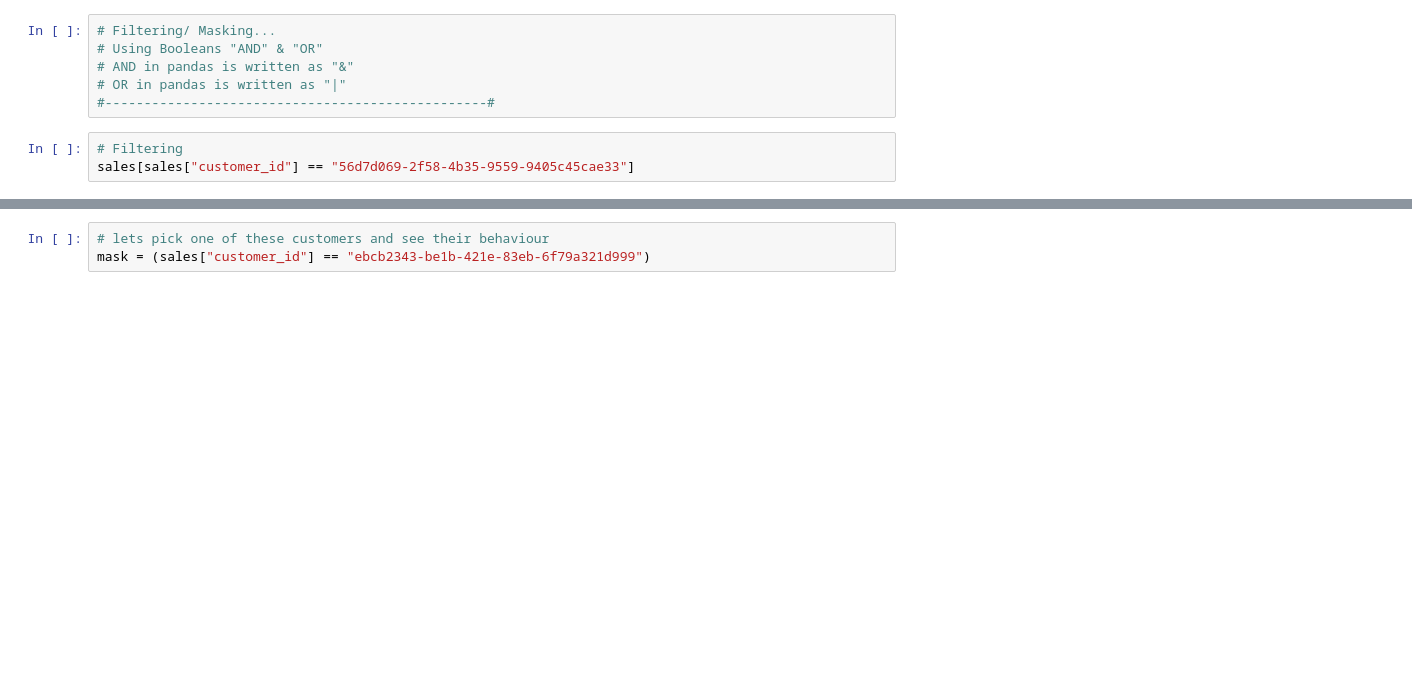
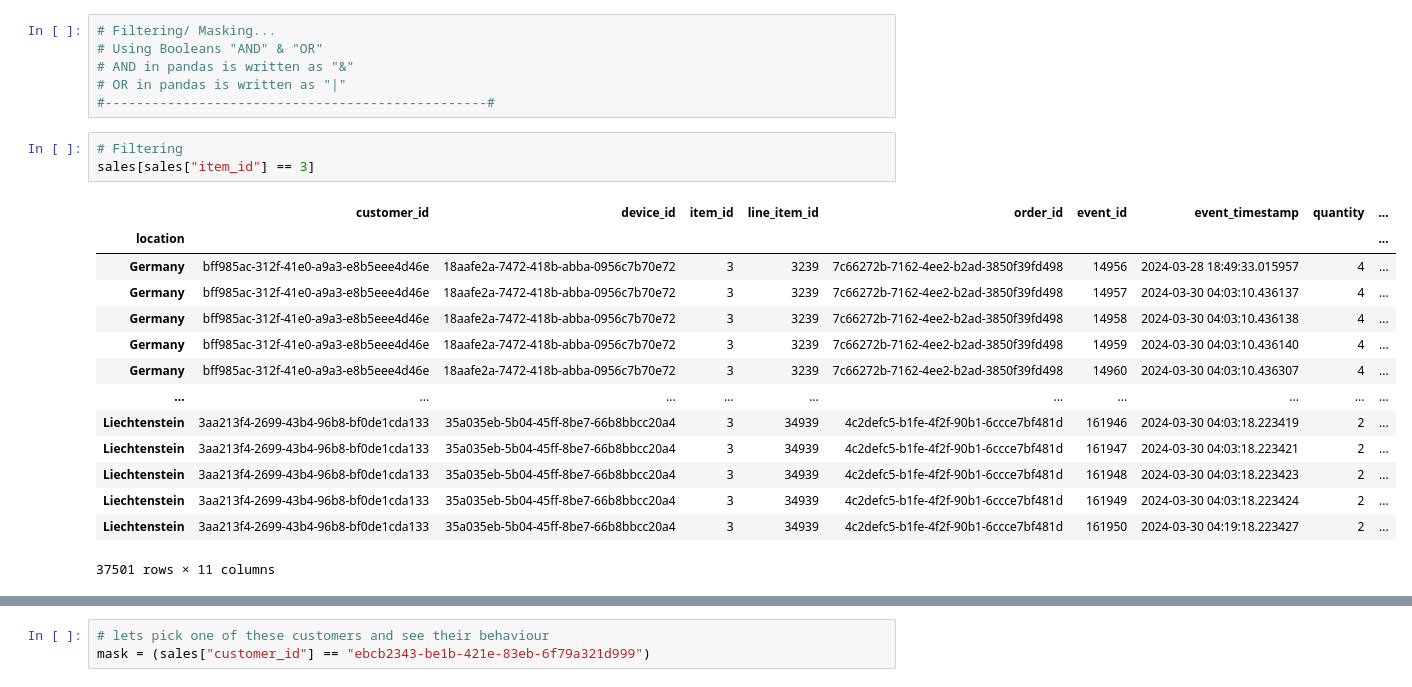
Before and after one commit to Olasquare043/Pandas_101, a Jupyter notebook: Pandas_101.ipynb, the cells around one changed output, grey strips where cells are left out. Saved outputs shown, nothing was run; the diff lists cells and outputs as text; blank space fills up the shorter version.

```diff
--- a/Pandas_101.ipynb
+++ b/Pandas_101.ipynb
@@ -131,7 +273,22 @@ sales.iloc[0:3]
 #-------------------------------------------------#
 # %%
 # Filtering
-sales[sales["customer_id"] == "56d7d069-2f58-4b35-9559-9405c45cae33"]
+sales[sales["item_id"] == 3]
+# %% [output]
+|  | customer_id | device_id | item_id | line_item_id | order_id | event_id | event_timestamp | quantity | ... |
+| location |  |  |  |  |  |  |  |  | ... |
+| Germany | bff985ac-312f-41e0-a9a3-e8b5eee4d46e | 18aafe2a-7472-418b-abba-0956c7b70e72 | 3 | 3239 | 7c66272b-7162-4ee2-b2ad-3850f39fd498 | 14956 | 2024-03-28 18:49:33.015957 | 4 | ... |
+| Germany | bff985ac-312f-41e0-a9a3-e8b5eee4d46e | 18aafe2a-7472-418b-abba-0956c7b70e72 | 3 | 3239 | 7c66272b-7162-4ee2-b2ad-3850f39fd498 | 14957 | 2024-03-30 04:03:10.436137 | 4 | ... |
+| Germany | bff985ac-312f-41e0-a9a3-e8b5eee4d46e | 18aafe2a-7472-418b-abba-0956c7b70e72 | 3 | 3239 | 7c66272b-7162-4ee2-b2ad-3850f39fd498 | 14958 | 2024-03-30 04:03:10.436138 | 4 | ... |
+| Germany | bff985ac-312f-41e0-a9a3-e8b5eee4d46e | 18aafe2a-7472-418b-abba-0956c7b70e72 | 3 | 3239 | 7c66272b-7162-4ee2-b2ad-3850f39fd498 | 14959 | 2024-03-30 04:03:10.436140 | 4 | ... |
+| Germany | bff985ac-312f-41e0-a9a3-e8b5eee4d46e | 18aafe2a-7472-418b-abba-0956c7b70e72 | 3 | 3239 | 7c66272b-7162-4ee2-b2ad-3850f39fd498 | 14960 | 2024-03-30 04:03:10.436307 | 4 | ... |
+| ... | ... | ... | ... | ... | ... | ... | ... | ... | ... |
+| Liechtenstein | 3aa213f4-2699-43b4-96b8-bf0de1cda133 | 35a035eb-5b04-45ff-8be7-66b8bbcc20a4 | 3 | 34939 | 4c2defc5-b1fe-4f2f-90b1-6ccce7bf481d | 161946 | 2024-03-30 04:03:18.223419 | 2 | ... |
+| Liechtenstein | 3aa213f4-2699-43b4-96b8-bf0de1cda133 | 35a035eb-5b04-45ff-8be7-66b8bbcc20a4 | 3 | 34939 | 4c2defc5-b1fe-4f2f-90b1-6ccce7bf481d | 161947 | 2024-03-30 04:03:18.223421 | 2 | ... |
+| Liechtenstein | 3aa213f4-2699-43b4-96b8-bf0de1cda133 | 35a035eb-5b04-45ff-8be7-66b8bbcc20a4 | 3 | 34939 | 4c2defc5-b1fe-4f2f-90b1-6ccce7bf481d | 161948 | 2024-03-30 04:03:18.223423 | 2 | ... |
+| Liechtenstein | 3aa213f4-2699-43b4-96b8-bf0de1cda133 | 35a035eb-5b04-45ff-8be7-66b8bbcc20a4 | 3 | 34939 | 4c2defc5-b1fe-4f2f-90b1-6ccce7bf481d | 161949 | 2024-03-30 04:03:18.223424 | 2 | ... |
+| Liechtenstein | 3aa213f4-2699-43b4-96b8-bf0de1cda133 | 35a035eb-5b04-45ff-8be7-66b8bbcc20a4 | 3 | 34939 | 4c2defc5-b1fe-4f2f-90b1-6ccce7bf481d | 161950 | 2024-03-30 04:19:18.223427 | 2 | ... |
+37501 rows × 11 columns
 # %%
 # Total nmunbers of customers
 sales["customer_id"].nunique()
```
Also changed, not shown: parts of 143 cells of this notebook, 2 other files.
